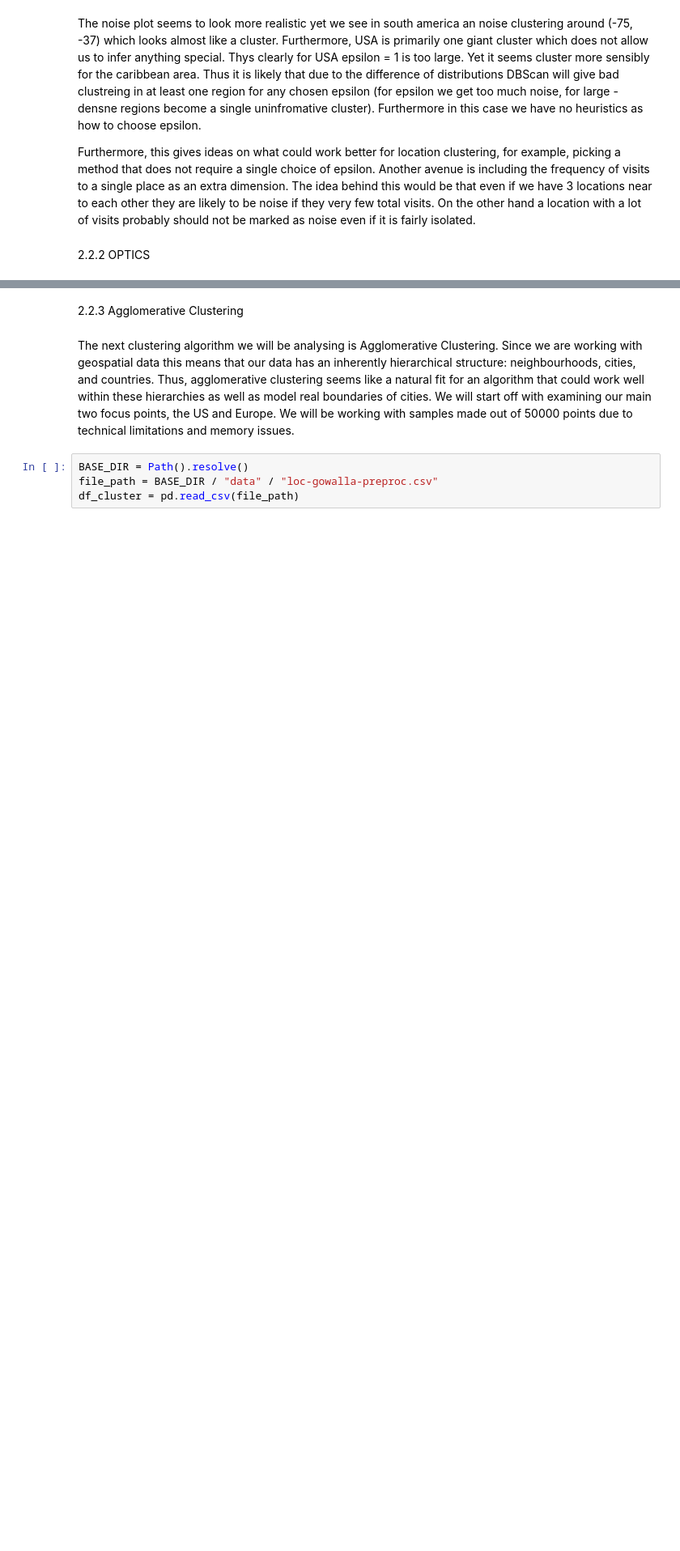
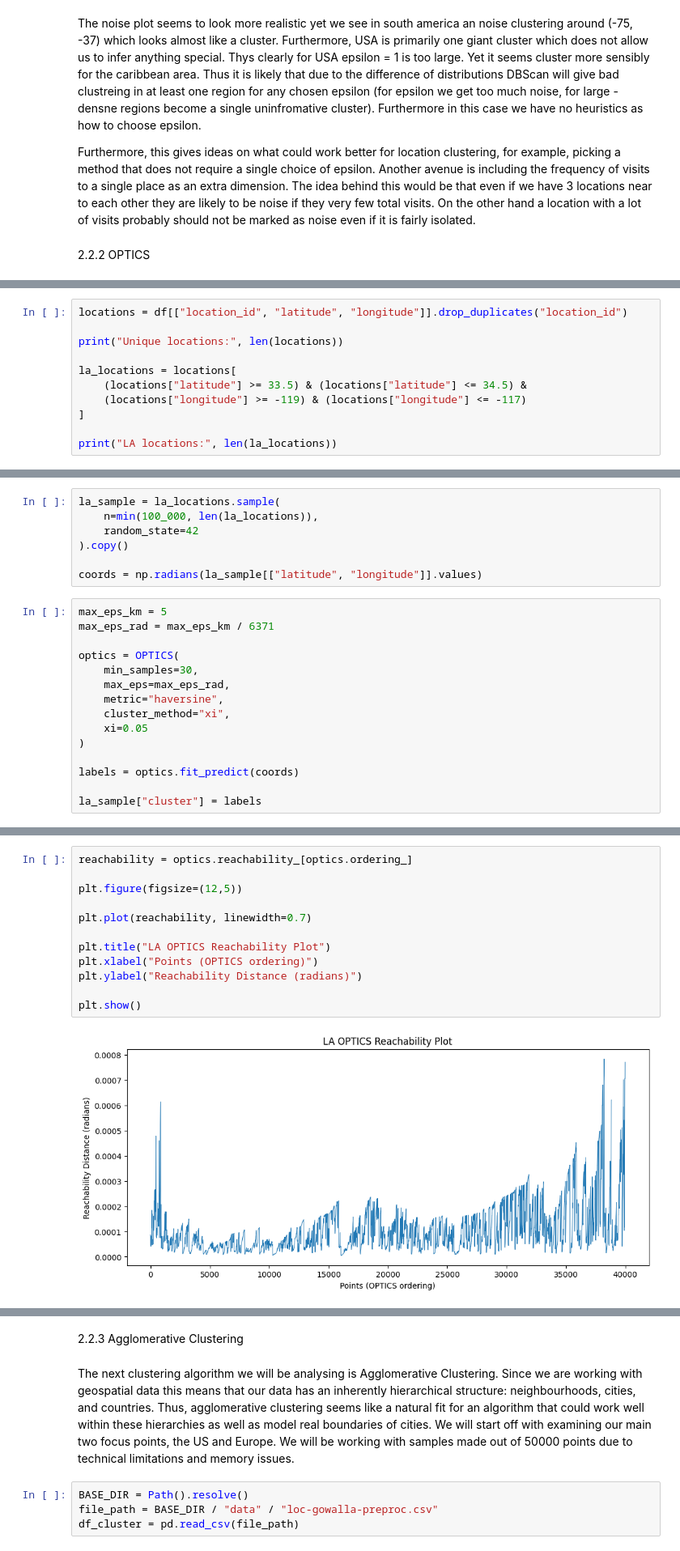
Before and after one commit to RusnacAM/Data-Mining, a Jupyter notebook: Group9_Checkpoint1.ipynb, the cells around one changed output, grey strips where cells are left out. Shown at 81% size. Saved outputs shown, nothing was run; the diff lists cells and outputs as text; blank space fills up the shorter version.

```diff
--- a/data_mining_project_report.ipynb
+++ b/Group9_Checkpoint1.ipynb
@@ -888,0 +1083,11 @@ Furthermore, this gives ideas on what could work better for location clustering,
+# %%
+locations = df[["location_id", "latitude", "longitude"]].drop_duplicates("location_id")
+
+print("Unique locations:", len(locations))
+
+la_locations = locations[
+    (locations["latitude"] >= 33.5) & (locations["latitude"] <= 34.5) &
+    (locations["longitude"] >= -119) & (locations["longitude"] <= -117)
+]
+
+print("LA locations:", len(la_locations))
@@ -888,0 +1097,22 @@ Furthermore, this gives ideas on what could work better for location clustering,
+# %%
+la_sample = la_locations.sample(
+    n=min(100_000, len(la_locations)),
+    random_state=42
+).copy()
+
+coords = np.radians(la_sample[["latitude", "longitude"]].values)
+# %%
+max_eps_km = 5
+max_eps_rad = max_eps_km / 6371
+
+optics = OPTICS(
+    min_samples=30,
+    max_eps=max_eps_rad,
+    metric="haversine",
+    cluster_method="xi",
+    xi=0.05
+)
+
+labels = optics.fit_predict(coords)
+
+la_sample["cluster"] = labels
@@ -888,0 +1121,14 @@ Furthermore, this gives ideas on what could work better for location clustering,
+# %%
+reachability = optics.reachability_[optics.ordering_]
+
+plt.figure(figsize=(12,5))
+
+plt.plot(reachability, linewidth=0.7)
+
+plt.title("LA OPTICS Reachability Plot")
+plt.xlabel("Points (OPTICS ordering)")
+plt.ylabel("Reachability Distance (radians)")
+
+plt.show()
+# %% [output]
+[figure, added]
```
Also changed, not shown: parts of 19 cells of this notebook.
